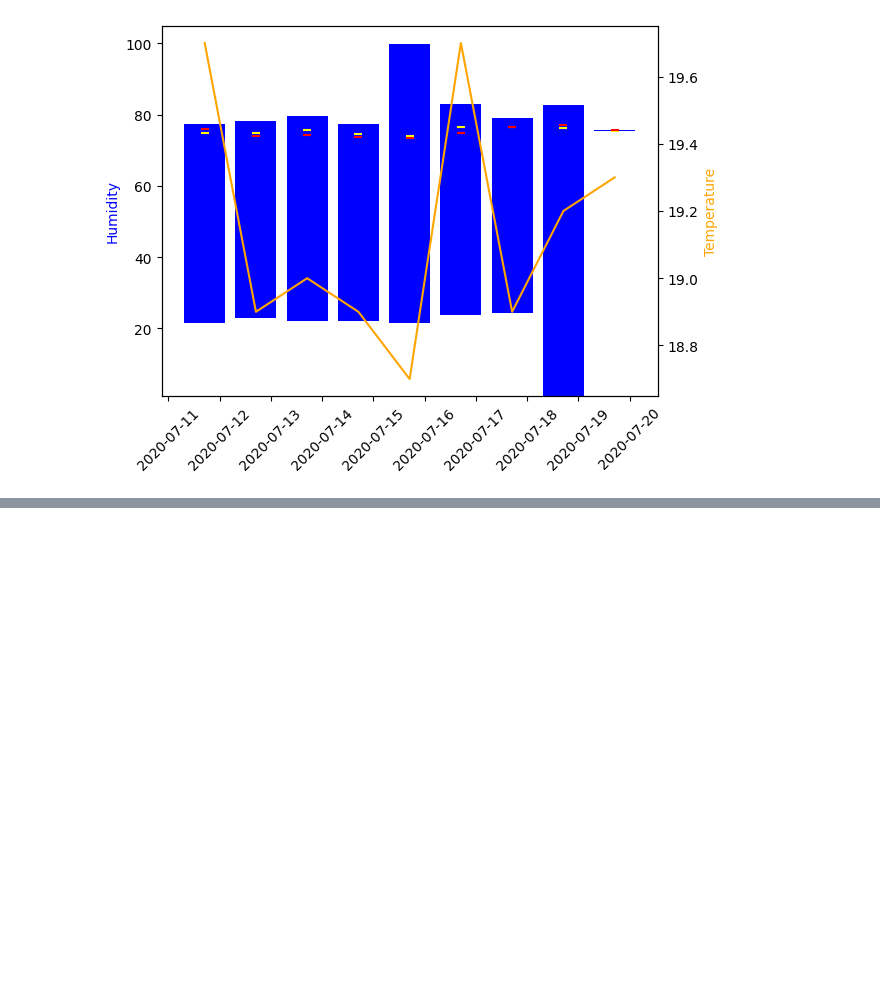
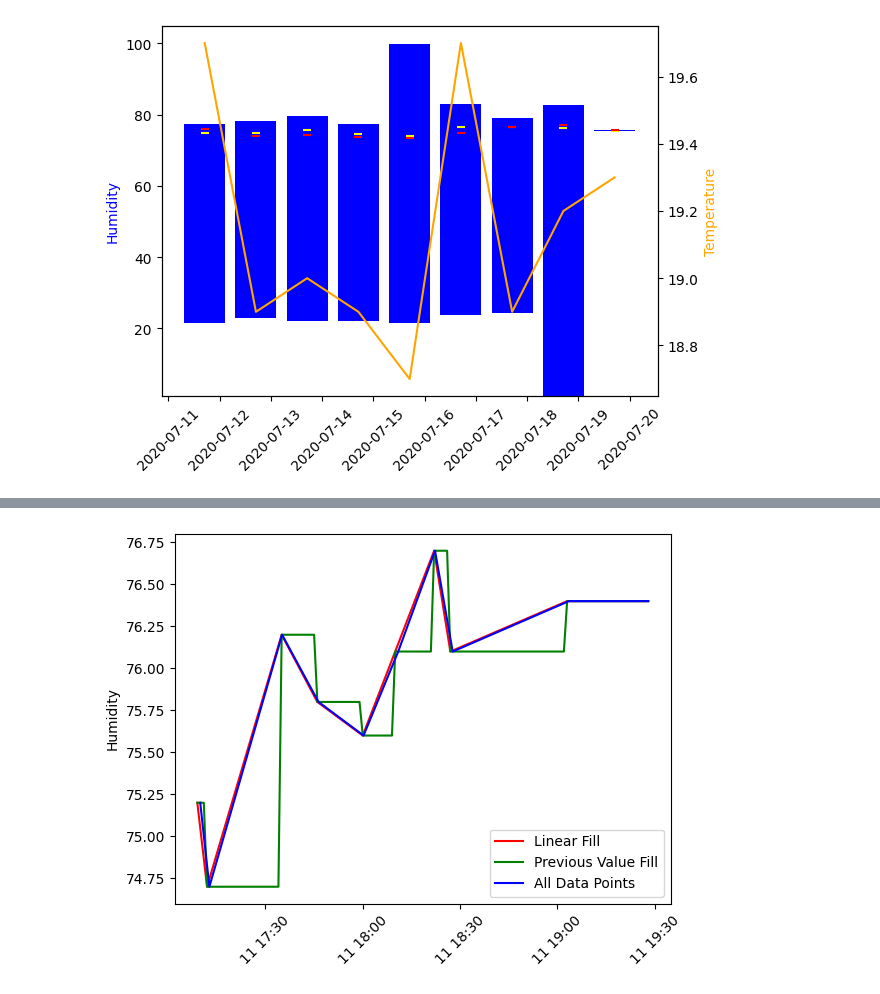
Before and after one commit to griddbnet/Blogs, a Jupyter notebook: group_by_range.ipynb, the cells around one changed output, grey strips where cells are left out. Saved outputs shown, nothing was run; the diff lists cells and outputs as text; code cells hidden in the pictures; blank space fills up the shorter version.

```diff
--- a/group_by_range.ipynb
+++ b/group_by_range.ipynb
@@ -148,0 +169,29 @@ plt2.set_ylabel('Temperature', color='orange');
+# %%
+def getRangeFilled(conn, table, range, fill):
+    curs = conn.cursor()
+    curs.execute("SELECT min(ts),max(ts) from "+table)
+    rows = curs.fetchall()
+    start = rows[0][0];
+    end = rows[0][1]
+
+    curs.execute("""select * from """+table+""" where ts >= TO_TIMESTAMP_MS("""+str(int(start.timestamp()*1000))+""")
+                 and ts <= TO_TIMESTAMP_MS("""+str(int(end.timestamp()*1000))+""") group by range (ts) EVERY (1, """+range+""")
+                 FILL("""+fill+""");""");
+
+    cols = tuple(zip(*curs.description))[0]
+    df = pd.DataFrame(curs.fetchall(), columns=cols)
+    return df
+
+last = getRangeFilled(conn, "subdevice2", "MINUTE", "PREVIOUS").head(140)
+filled = getRangeFilled(conn, "subdevice2", "MINUTE", "LINEAR").head(140)
+all = getAll(conn, "subdevice2").head(10)
+
+plt.plot(filled['ts'],  filled['humidity'], label='Linear Fill', color='red')
+plt.plot(last['ts'],  last['humidity'], label='Previous Value Fill', color='green')
+plt.plot(all['ts'],  all['humidity'], label='All Data Points', color='blue')
+
+plt.xticks(rotation = 45);
+plt.ylabel('Humidity')
+plt.legend(loc="lower right");
+# %% [output]
+[figure, added]
```
Also changed, not shown: parts of 3 cells of this notebook, 1 other file.
